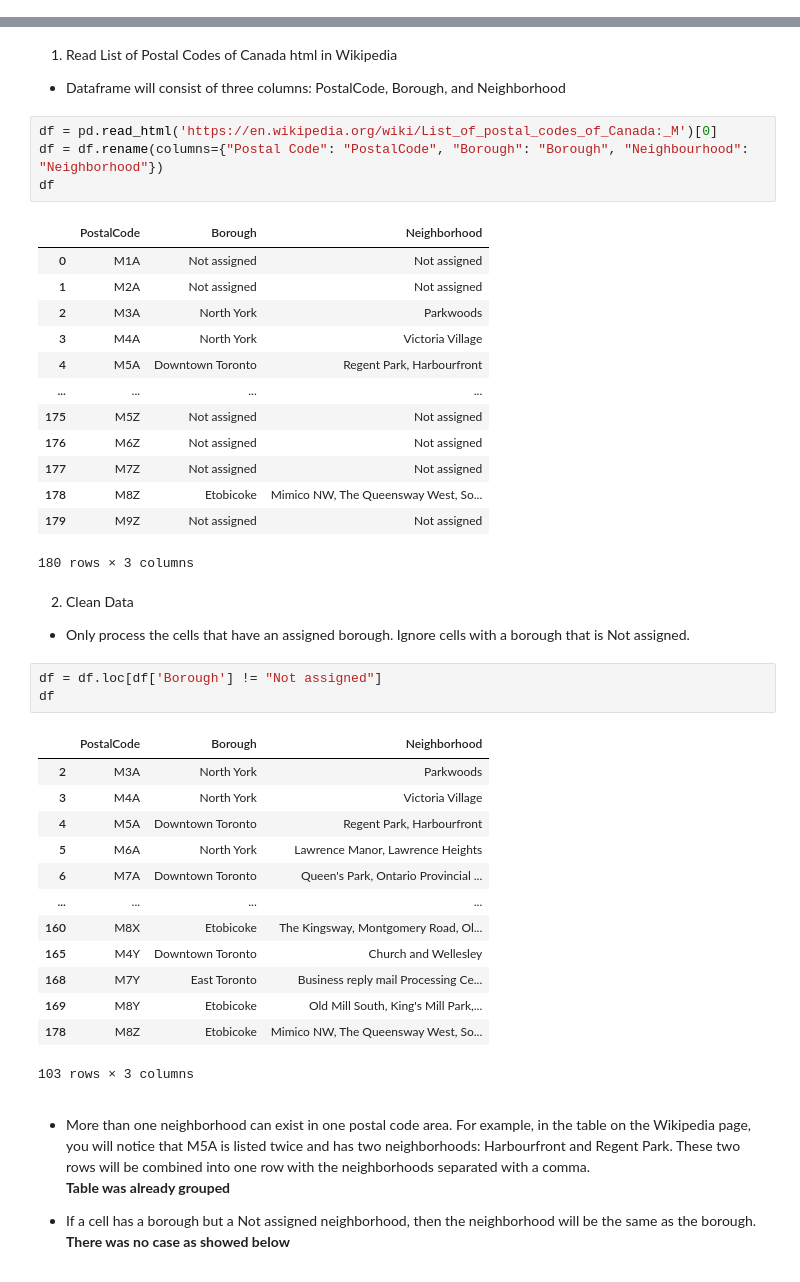
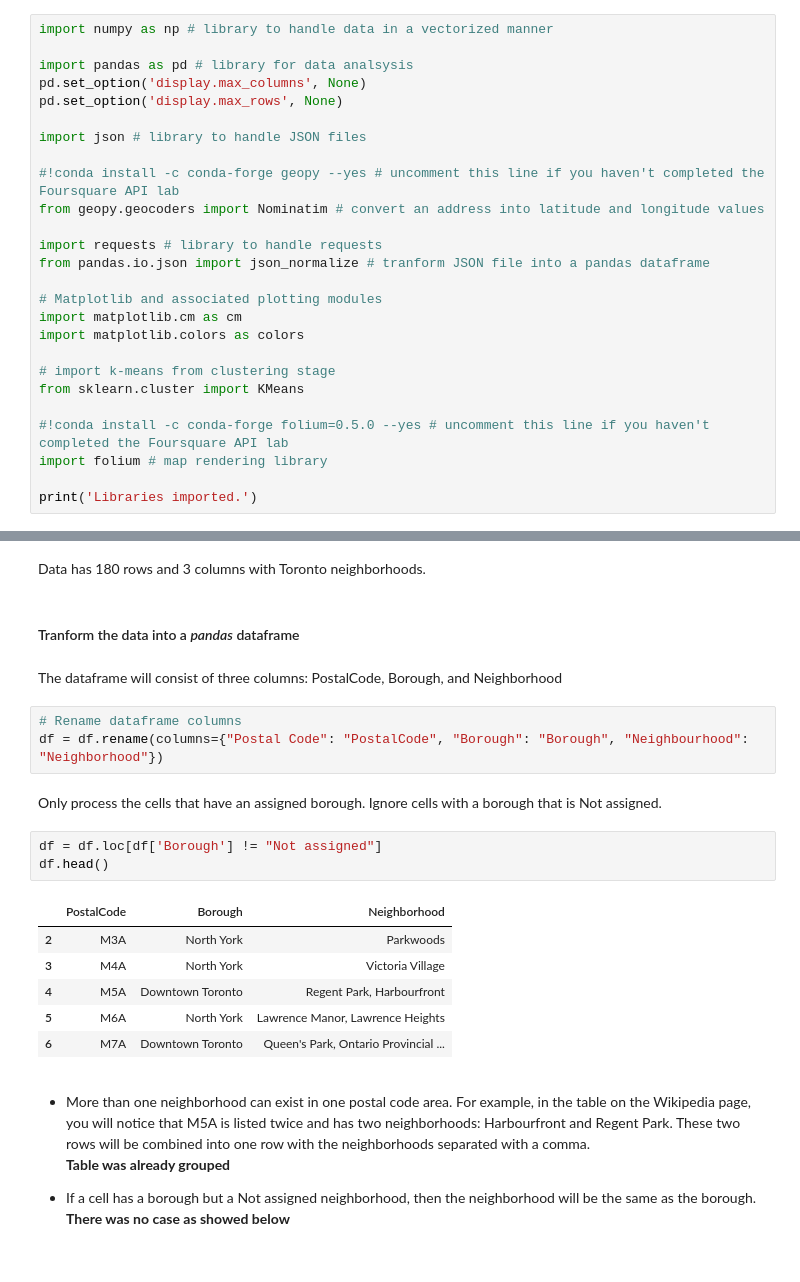
Before and after one commit to Rodhell/IBM_Capstone, a Jupyter notebook: nb/capstone.ipynb, the cells around one changed output, grey strips where cells are left out. Saved outputs shown, nothing was run; the diff lists cells and outputs as text.

```diff
--- a/nb/capstone.ipynb
+++ b/nb/capstone.ipynb
@@ -15,0 +34,26 @@ Hello Capstone Project Course!
+# %%
+import numpy as np # library to handle data in a vectorized manner
+
+import pandas as pd # library for data analsysis
+pd.set_option('display.max_columns', None)
+pd.set_option('display.max_rows', None)
+
+import json # library to handle JSON files
+
+#!conda install -c conda-forge geopy --yes # uncomment this line if you haven't completed the Foursquare API lab
+from geopy.geocoders import Nominatim # convert an address into latitude and longitude values
+
+import requests # library to handle requests
+from pandas.io.json import json_normalize # tranform JSON file into a pandas dataframe
+
+# Matplotlib and associated plotting modules
+import matplotlib.cm as cm
+import matplotlib.colors as colors
+
+# import k-means from clustering stage
+from sklearn.cluster import KMeans
+
+#!conda install -c conda-forge folium=0.5.0 --yes # uncomment this line if you haven't completed the Foursquare API lab
+import folium # map rendering library
+
+print('Libraries imported.')
@@ -16,44 +88,24 @@ Hello Capstone Project Course!
+# %% [markdown]
+Data has 180 rows and 3 columns with Toronto neighborhoods.
+# %% [markdown]
+#### Tranform the data into a _pandas_ dataframe
 # %% [markdown]
-1. Read List of Postal Codes of Canada html in Wikipedia
-* Dataframe will consist of three columns: PostalCode, Borough, and Neighborhood
+The dataframe will consist of three columns: PostalCode, Borough, and Neighborhood
 # %%
-df = pd.read_html('https://en.wikipedia.org/wiki/List_of_postal_codes_of_Canada:_M')[0]
+# Rename dataframe columns
 df = df.rename(columns={"Postal Code": "PostalCode", "Borough": "Borough", "Neighbourhood": "Neighborhood"})
-df
-# %% [output]
-|  | PostalCode | Borough | Neighborhood |
-| 0 | M1A | Not assigned | Not assigned |
-| 1 | M2A | Not assigned | Not assigned |
-| 2 | M3A | North York | Parkwoods |
-| 3 | M4A | North York | Victoria Village |
-| 4 | M5A | Downtown Toronto | Regent Park, Harbourfront |
-| ... | ... | ... | ... |
-| 175 | M5Z | Not assigned | Not assigned |
-| 176 | M6Z | Not assigned | Not assigned |
-| 177 | M7Z | Not assigned | Not assigned |
-| 178 | M8Z | Etobicoke | Mimico NW, The Queensway West, So... |
-| 179 | M9Z | Not assigned | Not assigned |
-180 rows × 3 columns
 # %% [markdown]
-2. Clean Data
-* Only process the cells that have an assigned borough. Ignore cells with a borough that is Not assigned.
+Only process the cells that have an assigned borough. Ignore cells with a borough that is Not assigned.
 # %%
 df = df.loc[df['Borough'] != "Not assigned"]
-df
+df.head()
 # %% [output]
 |  | PostalCode | Borough | Neighborhood |
 | 2 | M3A | North York | Parkwoods |
 | 3 | M4A | North York | Victoria Village |
 | 4 | M5A | Downtown Toronto | Regent Park, Harbourfront |
 | 5 | M6A | North York | Lawrence Manor, Lawrence Heights |
 | 6 | M7A | Downtown Toronto | Queen's Park, Ontario Provincial ... |
-| ... | ... | ... | ... |
-| 160 | M8X | Etobicoke | The Kingsway, Montgomery Road, Ol... |
-| 165 | M4Y | Downtown Toronto | Church and Wellesley |
-| 168 | M7Y | East Toronto | Business reply mail Processing Ce... |
-| 169 | M8Y | Etobicoke | Old Mill South, King's Mill Park,... |
-| 178 | M8Z | Etobicoke | Mimico NW, The Queensway West, So... |
-103 rows × 3 columns
 # %% [markdown]
 * More than one neighborhood can exist in one postal code area. For example, in the table on the Wikipedia page, you will notice that M5A is listed twice and has two neighborhoods: Harbourfront and Regent Park. These two rows will be combined into one row with the neighborhoods separated with a comma.
  **Table was already grouped**
```
Also changed, not shown: parts of 119 cells of this notebook.
